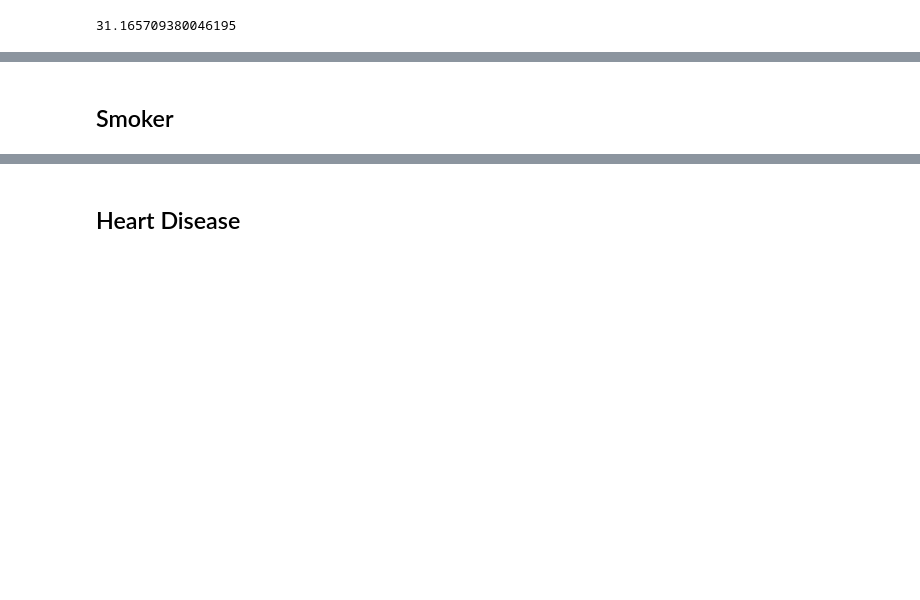
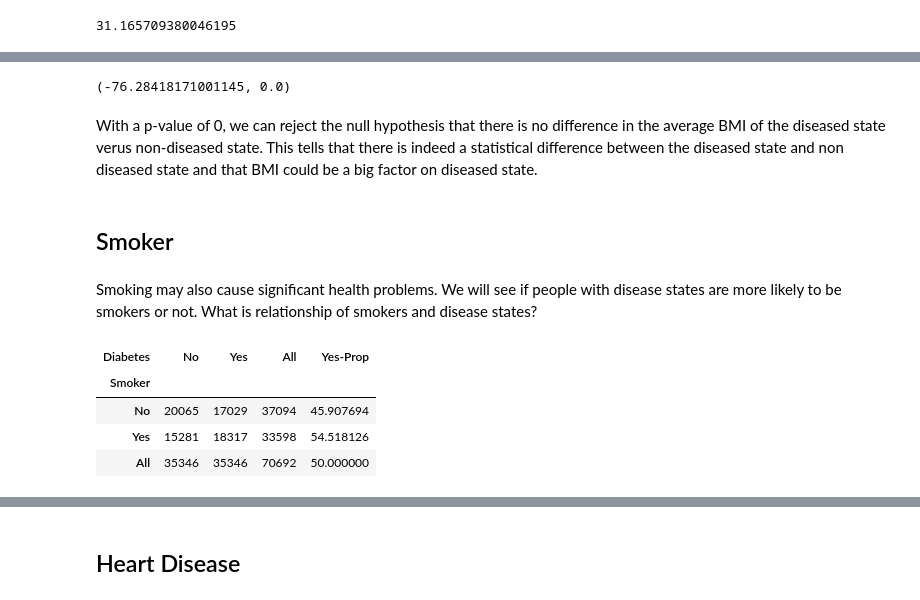
Before and after one commit to mz123analysis/Health-Analysis, a Jupyter notebook: Analysis/Analysis of our Heath Data.ipynb, the cells around one changed output, grey strips where cells are left out. Drawn from its saved outputs; the diff is of its cells as text; code cells hidden in the pictures; blank space fills up the shorter version.

```diff
--- a/Analysis/Analysis of our Heath Data.ipynb
+++ b/Analysis/Analysis of our Heath Data.ipynb
@@ -296,2 +306,25 @@ AnyProblemBMI.mean()
+# %%
+sm.stats.ztest(NoDiseaseBMI,AnyProblemBMI)
+# %% [output]
+(-76.28418171001145, 0.0)
+# %% [markdown]
+With a p-value of 0, we can reject the null hypothesis that there is no difference in the average BMI of the diseased state verus non-diseased state. This tells that there is indeed a statistical difference between the diseased state and non diseased state and that BMI could be a big factor on diseased state.
 # %% [markdown]
 ## Smoker
+# %% [markdown]
+Smoking may also cause significant health problems. We will see if people with disease states are more likely to be smokers or not. What is relationship of smokers and disease states?
+# %%
+da['Diabetes'] = da['Diabetes'].replace([0, 1], ['No', 'Yes'])
+da['Hypertension'] = da['Hypertension'].replace([0, 1], ['No', 'Yes'])
+da['Stroke'] = da['Stroke'].replace([0, 1], ['No', 'Yes'])
+# %%
+da['Smoker'] = da['Smoker'].replace([0,1], ['No','Yes'])
+crosstabs = pd.crosstab(index=da['Smoker'], columns = da['Diabetes'], margins=True)
+crosstabs['Yes-Prop'] = crosstabs['Yes'] / crosstabs['All'] * 100
+crosstabs
+# %% [output]
+| Diabetes | No | Yes | All | Yes-Prop |
+| Smoker |  |  |  |  |
+| No | 20065 | 17029 | 37094 | 45.907694 |
+| Yes | 15281 | 18317 | 33598 | 54.518126 |
+| All | 35346 | 35346 | 70692 | 50.000000 |
```
Also changed, not shown: parts of 45 cells of this notebook, 1 other file.
